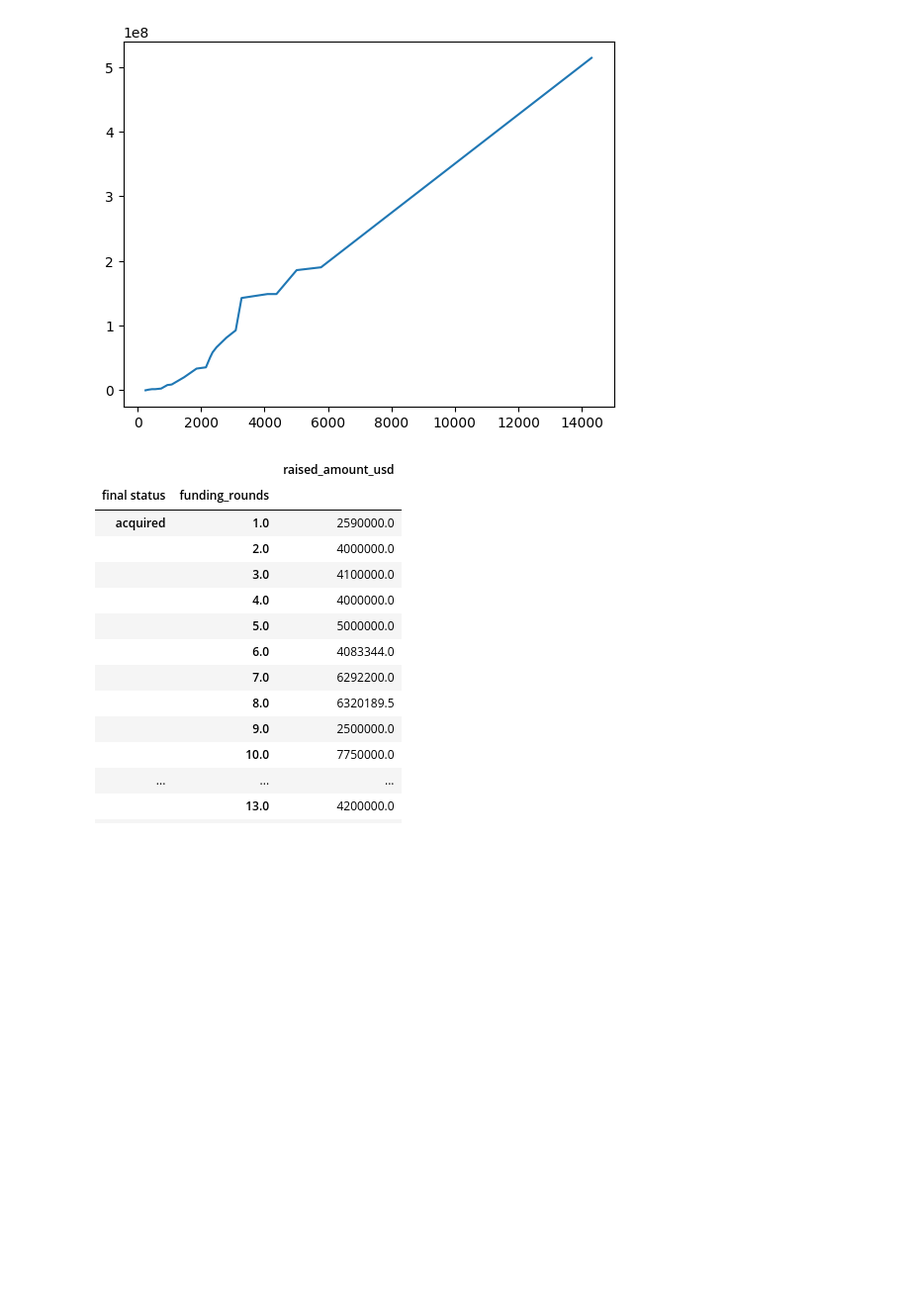
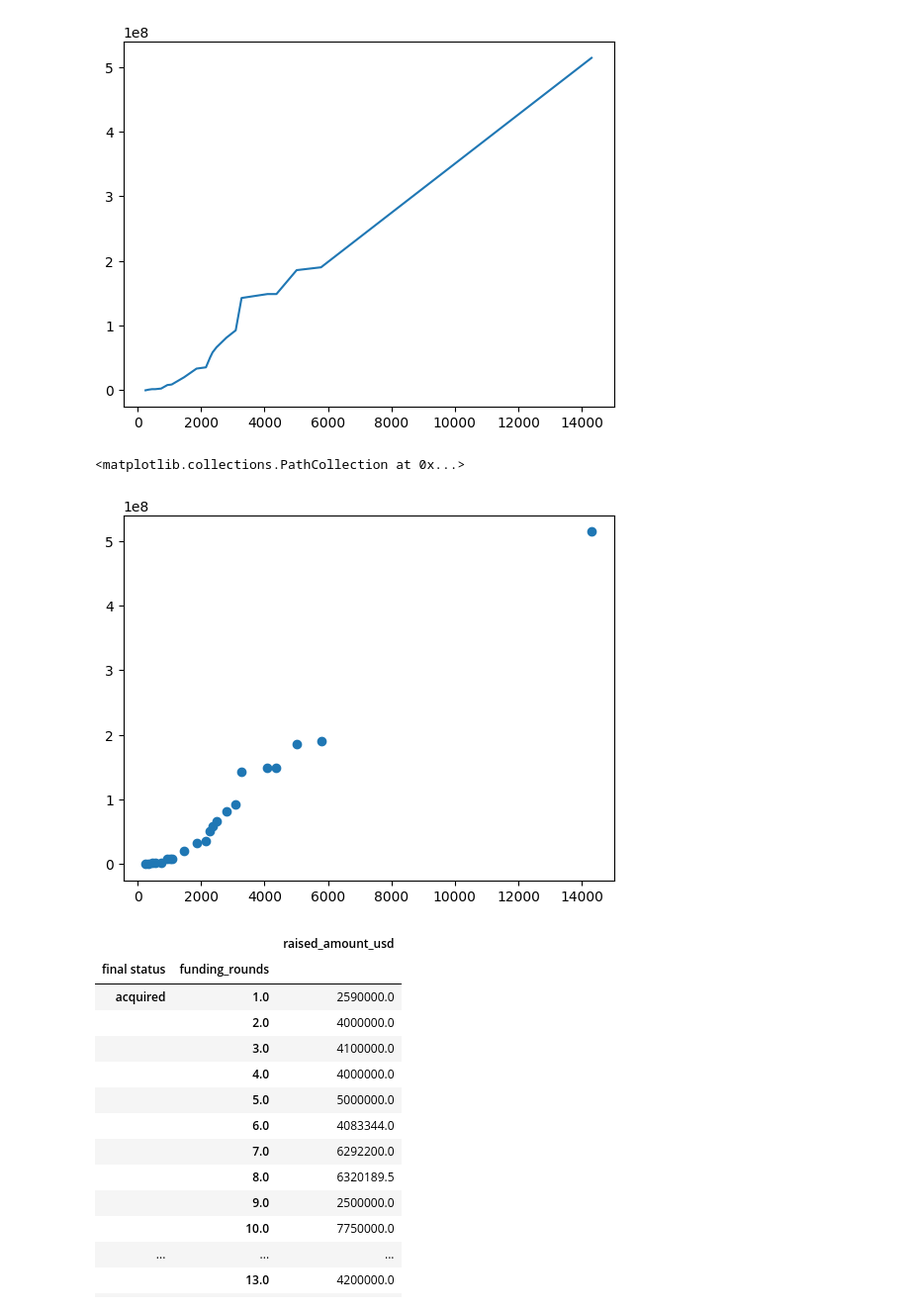
Before and after one commit to aamruth/triumph-venture, a Jupyter notebook: notebooks/AS_01_Dataset_Preprocessing.ipynb, the cells around one changed output. Shown at 99% size. Saved outputs shown, nothing was run; the diff lists cells and outputs as text; code cells hidden in the pictures; blank space fills up the shorter version.

```diff
--- a/notebooks/AS_01_Dataset_Preprocessing.ipynb
+++ b/notebooks/AS_01_Dataset_Preprocessing.ipynb
@@ -1238,6 +1231,11 @@ plt.plot(funds_per_round.loc['acquired', 'time_between_founded_funded_at'].sort_
 # %% [output]
 [<matplotlib.lines.Line2D at 0x...>]
 [figure]
+# %%
+plt.scatter(funds_per_round.loc['acquired', 'time_between_founded_funded_at'].sort_values(), acquired_cumsum)
+# %% [output]
+<matplotlib.collections.PathCollection at 0x...>
+[figure, added]
 # %%
 funds_per_round = df1_software.groupby(by=['final status', 'funding_rounds']).agg(
     {"raised_amount_usd": 'median'}
```
Also changed, not shown: parts of 8 cells of this notebook.
